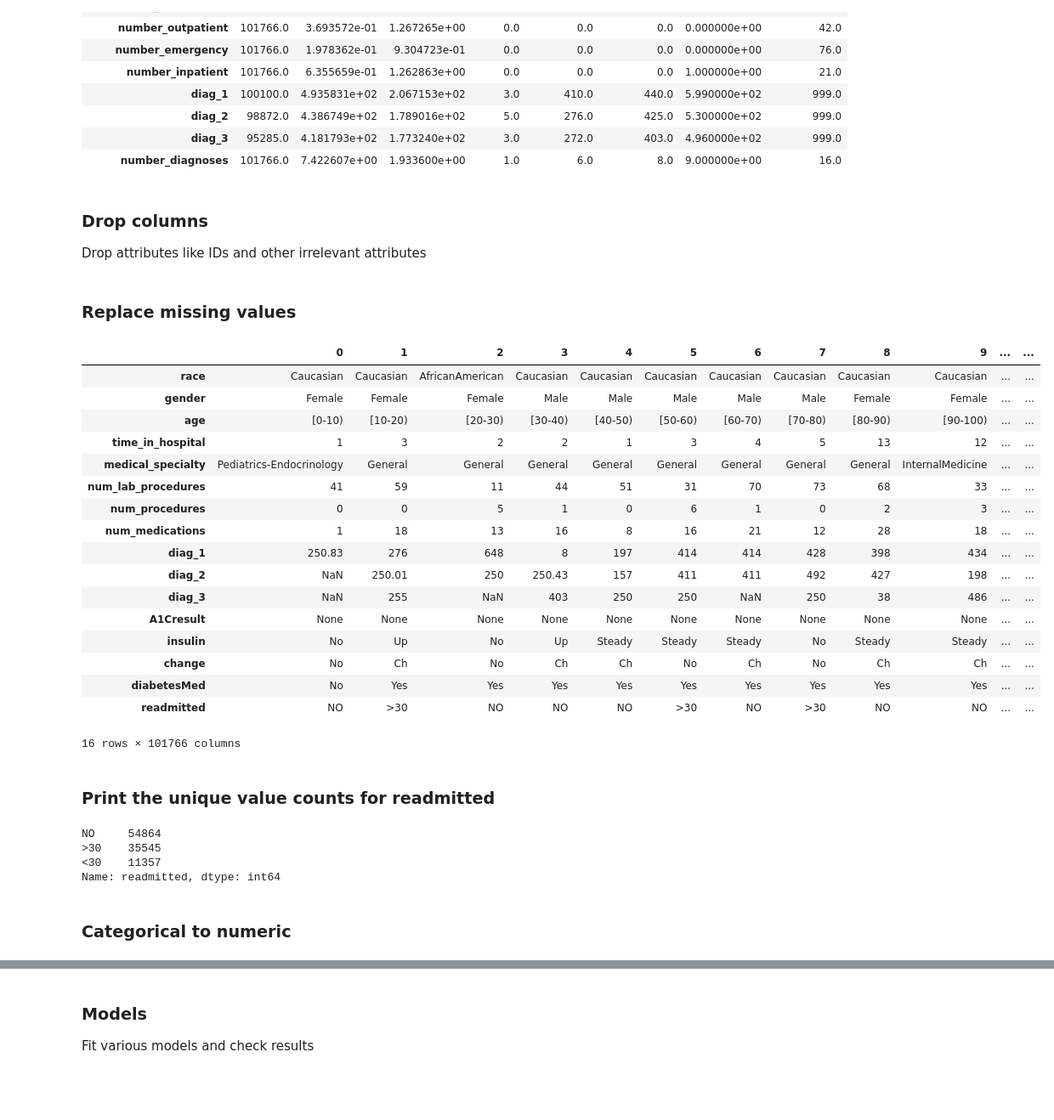
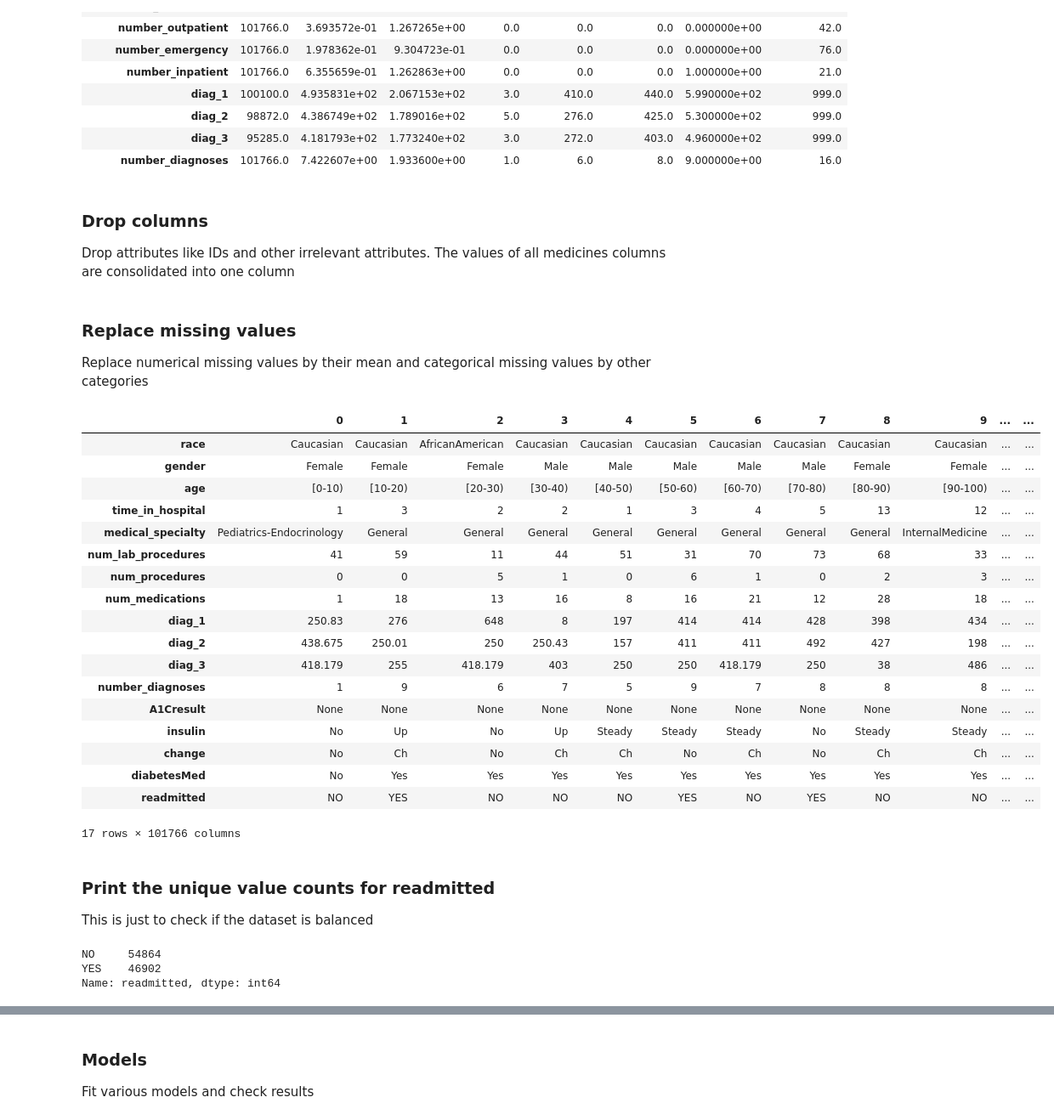
Before and after one commit to ml-medics/diabetes-ml-study, a Jupyter notebook: Hospital Dataset Analysis.ipynb, the cells around one changed output, grey strips where cells are left out. Shown at 85% size. Saved outputs shown, nothing was run; the diff lists cells and outputs as text; code cells hidden in the pictures; blank space fills up the shorter version.

```diff
--- a/Hospital Dataset Analysis.ipynb
+++ b/Hospital Dataset Analysis.ipynb
@@ -115,13 +181,13 @@ df.head()
 ### Find out missing values in the dataset
 # %%
 attributes = df.columns.values
-print('Missing values:')
+print('Missing values:\n')
 for attr in attributes:
     df[attr].replace('?', np.nan, inplace=True)
     df[attr].replace('', np.nan, inplace=True)
     df[attr].replace(r'[V|E][\d]+', np.nan, regex=True, inplace=True)
-    report_missing_value(df, attr)
 
+report_missing_values(df)
 df[['diag_1', 'diag_2', 'diag_3']] = df[['diag_1', 'diag_2', 'diag_3']].astype(float)
 # %% [output]
 Missing values:
@@ -166,52 +226,57 @@ df.describe().transpose()
 | number_diagnoses | 101766.0 | 7.422607e+00 | 1.933600e+00 | 1.0 | 6.0 | 8.0 | 9.000000e+00 | 16.0 |
 # %% [markdown]
 ### Drop columns
-Drop attributes like IDs and other irrelevant attributes
+Drop attributes like IDs and other irrelevant attributes. The values of all medicines columns are consolidated into one column
 # %%
-bad_features = ['encounter_id', 'patient_nbr', 'weight', 'payer_code', 'admission_type_id',
+redundant_features = ['encounter_id', 'patient_nbr', 'weight', 'payer_code', 'admission_type_id',
                 'discharge_disposition_id', 'admission_source_id', 'number_outpatient', 'number_emergency',
-                'number_inpatient', 'number_diagnoses', 'examide',
+                'number_inpatient', 'examide',
                 'citoglipton', 'glyburide-metformin', 'glipizide-metformin', 'glimepiride-pioglitazone',
                 'metformin-rosiglitazone', 'metformin-pioglitazone', 'max_glu_serum',
                 'metformin', 'repaglinide', 'nateglinide', 'chlorpropamide', 'glimepiride', 'acetohexamide',
                 'glipizide', 'glyburide', 'tolbutamide', 'pioglitazone', 'rosiglitazone', 'acarbose',
                 'miglitol', 'troglitazone', 'tolazamide', 'examide', 'citoglipton']
-df.drop(bad_features, inplace=True, axis =1)
+df.drop(redundant_features, inplace=True, axis =1)
-# %% [markdown]
-### Replace missing values
+# %% [markdown]
+### Replace missing values
+Replace numerical missing values by their mean and categorical missing values by other categories
 # %%
 df['medical_specialty'] = df['medical_specialty'].replace([np.nan, ''], 'General')
 df['race'] = df['race'].replace(np.nan, 'Other')
-# df['readmitted'] = df['readmitted'].replace(['<30'], 'YES')
-# df['readmitted'] = df['readmitted'].replace(['>30'], 'YES')
+
+df['diag_1']= df['diag_1'].fillna((df['diag_1'].mean()))
+df['diag_2']= df['diag_2'].fillna((df['diag_2'].mean()))
+df['diag_3']= df['diag_3'].fillna((df['diag_3'].mean()))
+
+df['readmitted'] = df['readmitted'].replace(['<30'], 'YES')
+df['readmitted'] = df['readmitted'].replace(['>30'], 'YES')
 df.transpose()
 # %% [output]
 |  | 0 | 1 | 2 | 3 | 4 | 5 | 6 | 7 | 8 | 9 | ... | ... |
 | race | Caucasian | Caucasian | AfricanAmerican | Caucasian | Caucasian | Caucasian | Caucasian | Caucasian | Caucasian | Caucasian | ... | ... |
 | gender | Female | Female | Female | Male | Male | Male | Male | Male | Female | Female | ... | ... |
 | age | [0-10) | [10-20) | [20-30) | [30-40) | [40-50) | [50-60) | [60-70) | [70-80) | [80-90) | [90-100) | ... | ... |
 | time_in_hospital | 1 | 3 | 2 | 2 | 1 | 3 | 4 | 5 | 13 | 12 | ... | ... |
 | medical_specialty | Pediatrics-Endocrinology | General | General | General | General | General | General | General | General | InternalMedicine | ... | ... |
 | num_lab_procedures | 41 | 59 | 11 | 44 | 51 | 31 | 70 | 73 | 68 | 33 | ... | ... |
 | num_procedures | 0 | 0 | 5 | 1 | 0 | 6 | 1 | 0 | 2 | 3 | ... | ... |
 | num_medications | 1 | 18 | 13 | 16 | 8 | 16 | 21 | 12 | 28 | 18 | ... | ... |
 | diag_1 | 250.83 | 276 | 648 | 8 | 197 | 414 | 414 | 428 | 398 | 434 | ... | ... |
-| diag_2 | NaN | 250.01 | 250 | 250.43 | 157 | 411 | 411 | 492 | 427 | 198 | ... | ... |
-| diag_3 | NaN | 255 | NaN | 403 | 250 | 250 | NaN | 250 | 38 | 486 | ... | ... |
+| diag_2 | 438.675 | 250.01 | 250 | 250.43 | 157 | 411 | 411 | 492 | 427 | 198 | ... | ... |
+| diag_3 | 418.179 | 255 | 418.179 | 403 | 250 | 250 | 418.179 | 250 | 38 | 486 | ... | ... |
+| number_diagnoses | 1 | 9 | 6 | 7 | 5 | 9 | 7 | 8 | 8 | 8 | ... | ... |
 | A1Cresult | None | None | None | None | None | None | None | None | None | None | ... | ... |
 | insulin | No | Up | No | Up | Steady | Steady | Steady | No | Steady | Steady | ... | ... |
 | change | No | Ch | No | Ch | Ch | No | Ch | No | Ch | Ch | ... | ... |
 | diabetesMed | No | Yes | Yes | Yes | Yes | Yes | Yes | Yes | Yes | Yes | ... | ... |
-| readmitted | NO | >30 | NO | NO | NO | >30 | NO | >30 | NO | NO | ... | ... |
+| readmitted | NO | YES | NO | NO | NO | YES | NO | YES | NO | NO | ... | ... |
-16 rows × 101766 columns
+17 rows × 101766 columns
 # %% [markdown]
 ### Print the unique value counts for readmitted
+This is just to check if the dataset is balanced
 # %%
 df['readmitted'].value_counts()
 # %% [output]
 NO     54864
->30    35545
-<30    11357
+YES    46902
 Name: readmitted, dtype: int64
-# %% [markdown]
-### Categorical to numeric
```
Also changed, not shown: parts of 17 cells of this notebook.
